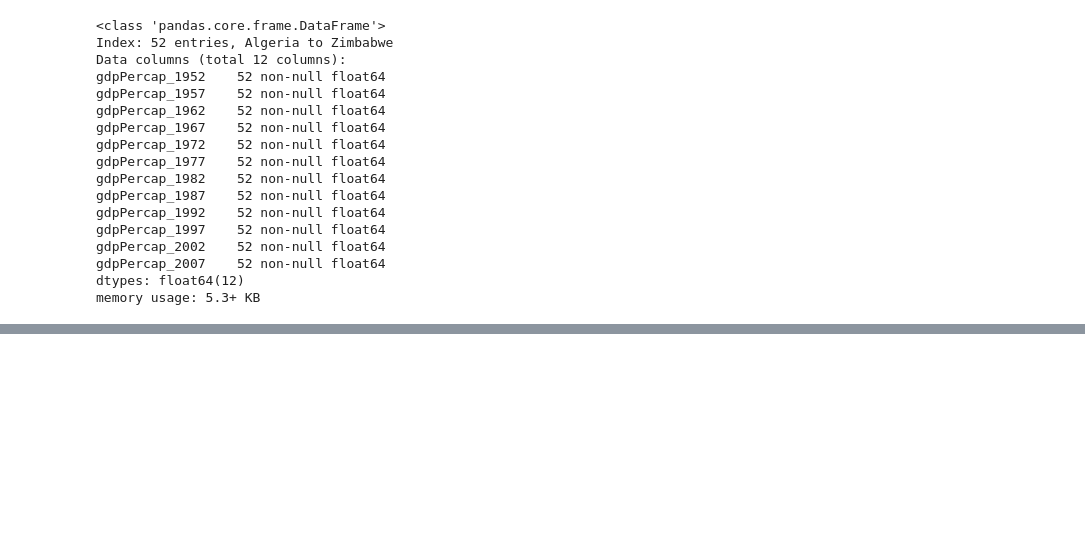
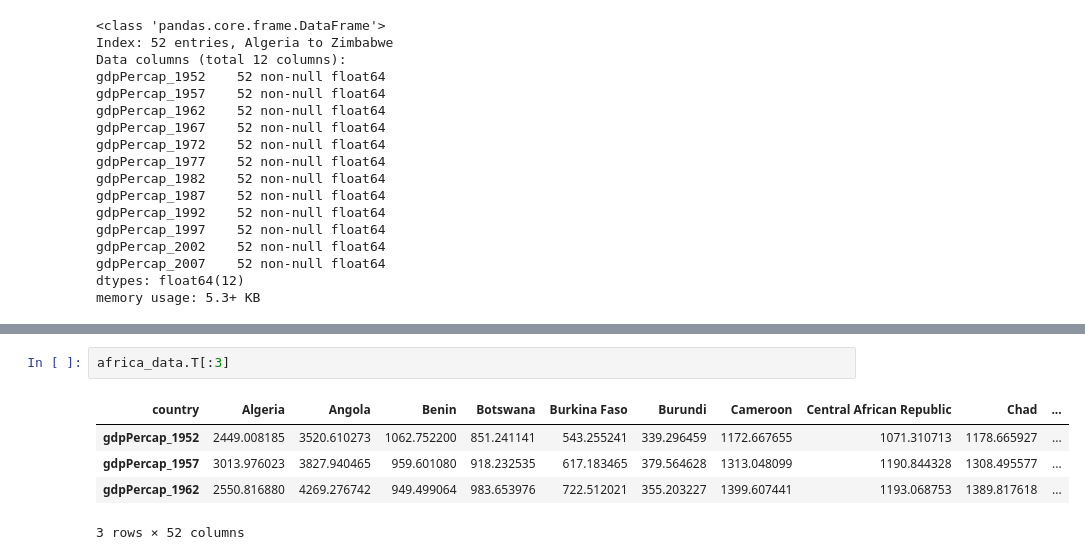
Before and after one commit to pvanheus/2016-10-05-riverclub-python, a Jupyter notebook: Session3.ipynb, the cells around one changed output, grey strips where cells are left out. Cells and saved outputs as stored; diff of their text form; blank space fills up the shorter version.

```diff
--- a/Session3.ipynb
+++ b/Session3.ipynb
@@ -148,0 +157,8 @@ memory usage: 5.3+ KB
+# %%
+africa_data.T[:3]
+# %% [output]
+| country | Algeria | Angola | Benin | Botswana | Burkina Faso | Burundi | Cameroon | Central African Republic | Chad | ... |
+| gdpPercap_1952 | 2449.008185 | 3520.610273 | 1062.752200 | 851.241141 | 543.255241 | 339.296459 | 1172.667655 | 1071.310713 | 1178.665927 | ... |
+| gdpPercap_1957 | 3013.976023 | 3827.940465 | 959.601080 | 918.232535 | 617.183465 | 379.564628 | 1313.048099 | 1190.844328 | 1308.495577 | ... |
+| gdpPercap_1962 | 2550.816880 | 4269.276742 | 949.499064 | 983.653976 | 722.512021 | 355.203227 | 1399.607441 | 1193.068753 | 1389.817618 | ... |
+3 rows × 52 columns
```
Also changed, not shown: parts of 3 cells of this notebook.
